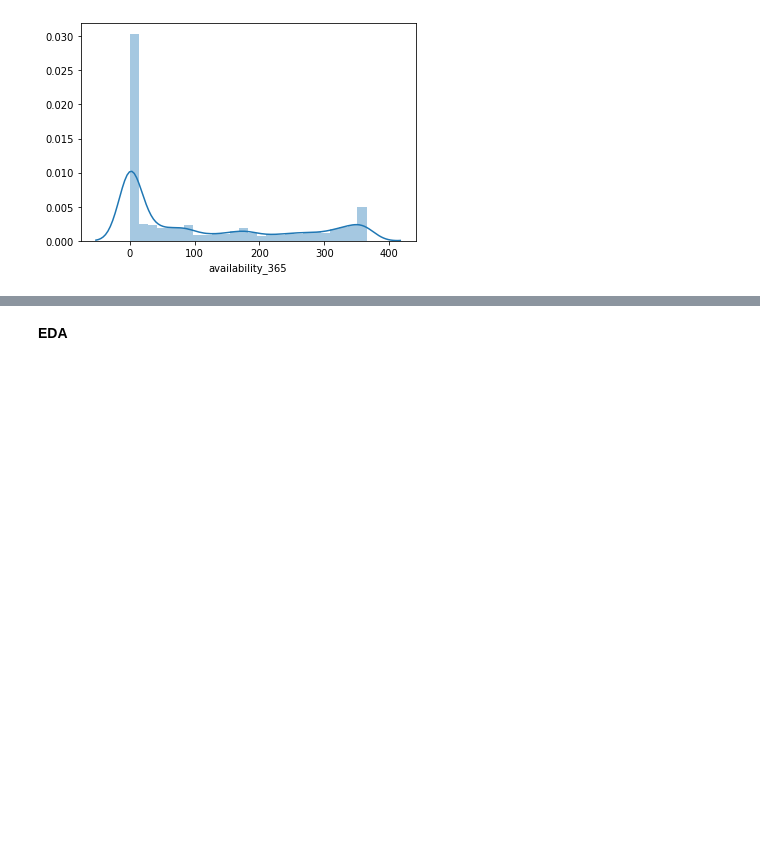
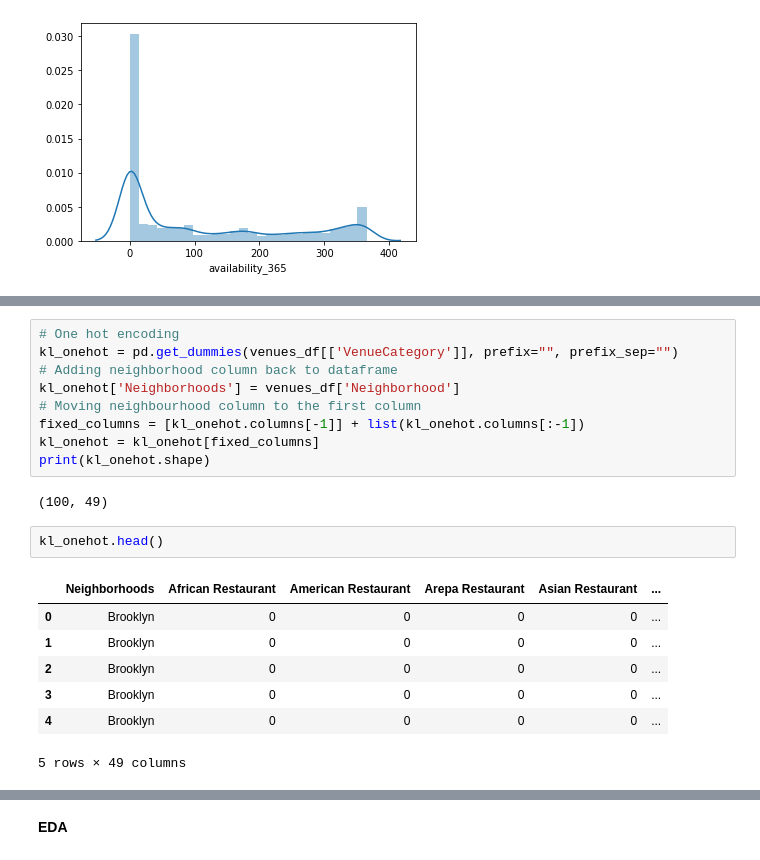
Before and after one commit to aysathish/Stayzee_rental_prediction, a Jupyter notebook: stayzee.ipynb, the cells around one changed output, grey strips where cells are left out. Drawn from its saved outputs; the diff is of its cells as text; blank space fills up the shorter version.

```diff
--- a/stayzee.ipynb
+++ b/stayzee.ipynb
@@ -202,0 +274,21 @@ for col in sz.select_dtypes(exclude=object):
+# %%
+# One hot encoding
+kl_onehot = pd.get_dummies(venues_df[['VenueCategory']], prefix="", prefix_sep="")
+# Adding neighborhood column back to dataframe
+kl_onehot['Neighborhoods'] = venues_df['Neighborhood']
+# Moving neighbourhood column to the first column
+fixed_columns = [kl_onehot.columns[-1]] + list(kl_onehot.columns[:-1])
+kl_onehot = kl_onehot[fixed_columns]
+print(kl_onehot.shape)
+# %% [output]
+(100, 49)
+# %%
+kl_onehot.head()
+# %% [output]
+|  | Neighborhoods | African Restaurant | American Restaurant | Arepa Restaurant | Asian Restaurant | ... |
+| 0 | Brooklyn | 0 | 0 | 0 | 0 | ... |
+| 1 | Brooklyn | 0 | 0 | 0 | 0 | ... |
+| 2 | Brooklyn | 0 | 0 | 0 | 0 | ... |
+| 3 | Brooklyn | 0 | 0 | 0 | 0 | ... |
+| 4 | Brooklyn | 0 | 0 | 0 | 0 | ... |
+5 rows × 49 columns
```
Also changed, not shown: parts of 11 cells of this notebook.
